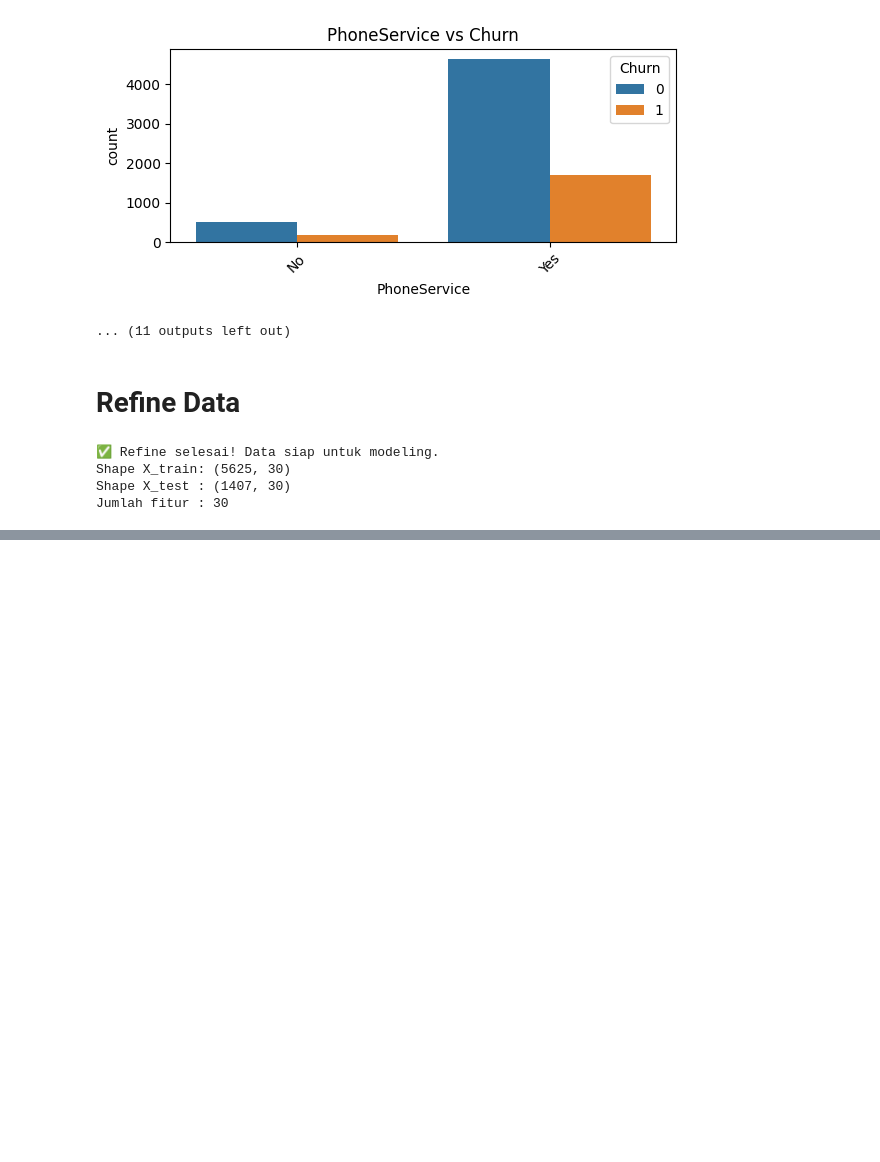
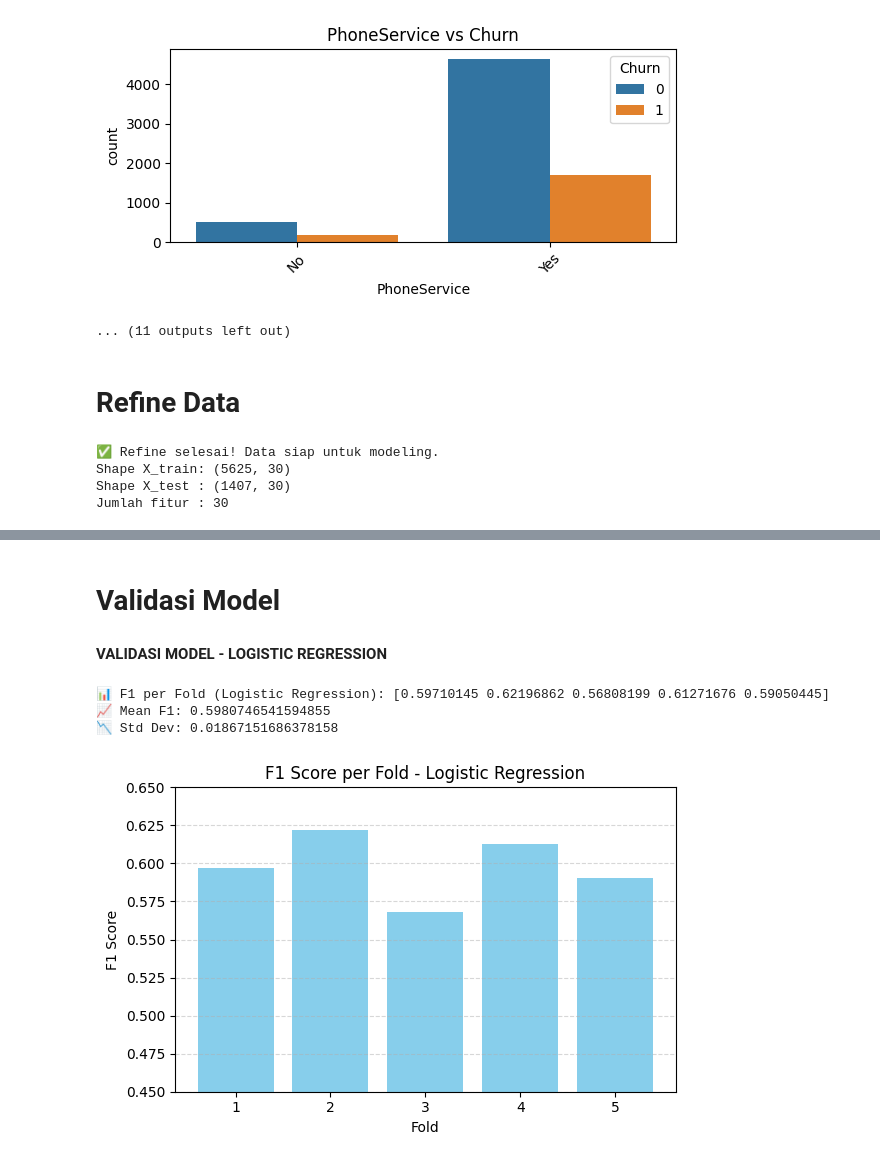
Before and after one commit to rahmanS1d1q/churn-prediction-telco-customers, a Jupyter notebook: Predicting_Customer_Churn_in_SaaS_using_Machine_Learning.ipynb, the cells around one changed output, grey strips where cells are left out. Saved outputs shown, nothing was run; the diff lists cells and outputs as text; code cells hidden in the pictures; blank space fills up the shorter version.

```diff
--- a/Predicting_Customer_Churn_in_SaaS_using_Machine_Learning.ipynb
+++ b/Predicting_Customer_Churn_in_SaaS_using_Machine_Learning.ipynb
@@ -263,0 +340,34 @@ Jumlah fitur : 30
+# %% [markdown]
+# **Validasi Model**
+# %% [markdown]
+**VALIDASI MODEL - LOGISTIC REGRESSION**
+# %%
+from sklearn.linear_model import LogisticRegression
+from sklearn.model_selection import cross_val_score
+import matplotlib.pyplot as plt
+import numpy as np
+
+# Model
+logreg = LogisticRegression(max_iter=1000)
+logreg_scores = cross_val_score(logreg, X, y, cv=5, scoring='f1')
+
+# Output
+print("📊 F1 per Fold (Logistic Regression):", logreg_scores)
+print("📈 Mean F1:", np.mean(logreg_scores))
+print("📉 Std Dev:", np.std(logreg_scores))
+
+# Plot langsung
+plt.figure(figsize=(6, 4))
+plt.bar(range(1, 6), logreg_scores, color='skyblue')
+plt.title('F1 Score per Fold - Logistic Regression')
+plt.xlabel('Fold')
+plt.ylabel('F1 Score')
+plt.ylim(0.45, 0.65)
+plt.grid(axis='y', linestyle='--', alpha=0.5)
+plt.tight_layout()
+plt.show()
+# %% [output]
+📊 F1 per Fold (Logistic Regression): [0.59710145 0.62196862 0.56808199 0.61271676 0.59050445]
+📈 Mean F1: 0.5980746541594855
+📉 Std Dev: 0.01867151686378158
+[figure, added]
```
Also changed, not shown: parts of 17 cells of this notebook.
